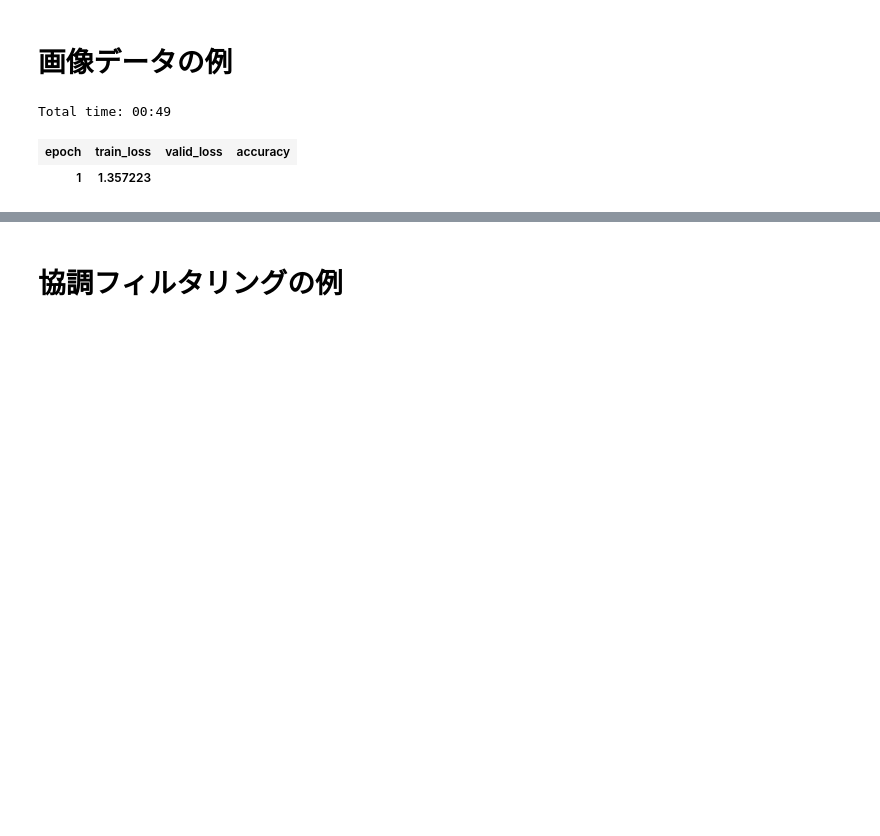
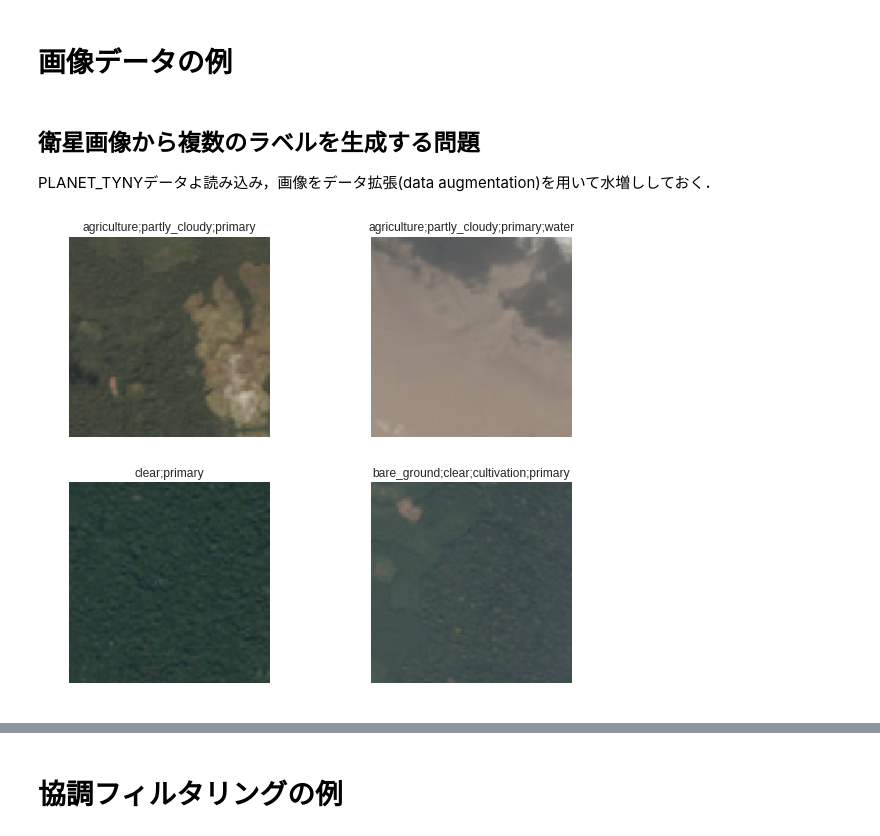
Before and after one commit to mickeykubo/dash, a Jupyter notebook: fastai_training.ipynb, the cells around one changed output, grey strips where cells are left out. Drawn from its saved outputs; the diff is of its cells as text; code cells hidden in the pictures; blank space fills up the shorter version.

```diff
--- a/fastai_training.ipynb
+++ b/fastai_training.ipynb
@@ -403,8 +402,19 @@ data = ImageDataBunch.from_folder(path)
-# %%
-#learn = create_cnn(data, models.resnet18, metrics=accuracy)
-learn = create_cnn(data, models.resnet18, metrics=accuracy, callback_fns=ShowGraph)
-learn.fit(1)
-# %% [output]
-Total time: 00:49
-| epoch | train_loss | valid_loss | accuracy |
-| 1 | 1.357223 |
+# %% [markdown]
+## 衛星画像から複数のラベルを生成する問題
+
+
+PLANET_TYNYデータよ読み込み，画像をデータ拡張(data augmentation)を用いて水増ししておく．
+# %%
+planet = untar_data(URLs.PLANET_TINY)
+planet_tfms = get_transforms(flip_vert=True, max_lighting=0.1, max_zoom=1.05, max_warp=0.)
+# %%
+data = (ImageItemList.from_csv(planet, 'labels.csv', folder='train', suffix='.jpg')
+        .random_split_by_pct()
+        .label_from_df(sep=' ')
+        .transform(planet_tfms, size=128)
+        .databunch()
+        .normalize(imagenet_stats))
+# %%
+data.show_batch(rows=2, figsize=(9,7))
+# %% [output]
+[figure, added]
```
Also changed, not shown: parts of 15 cells of this notebook.
